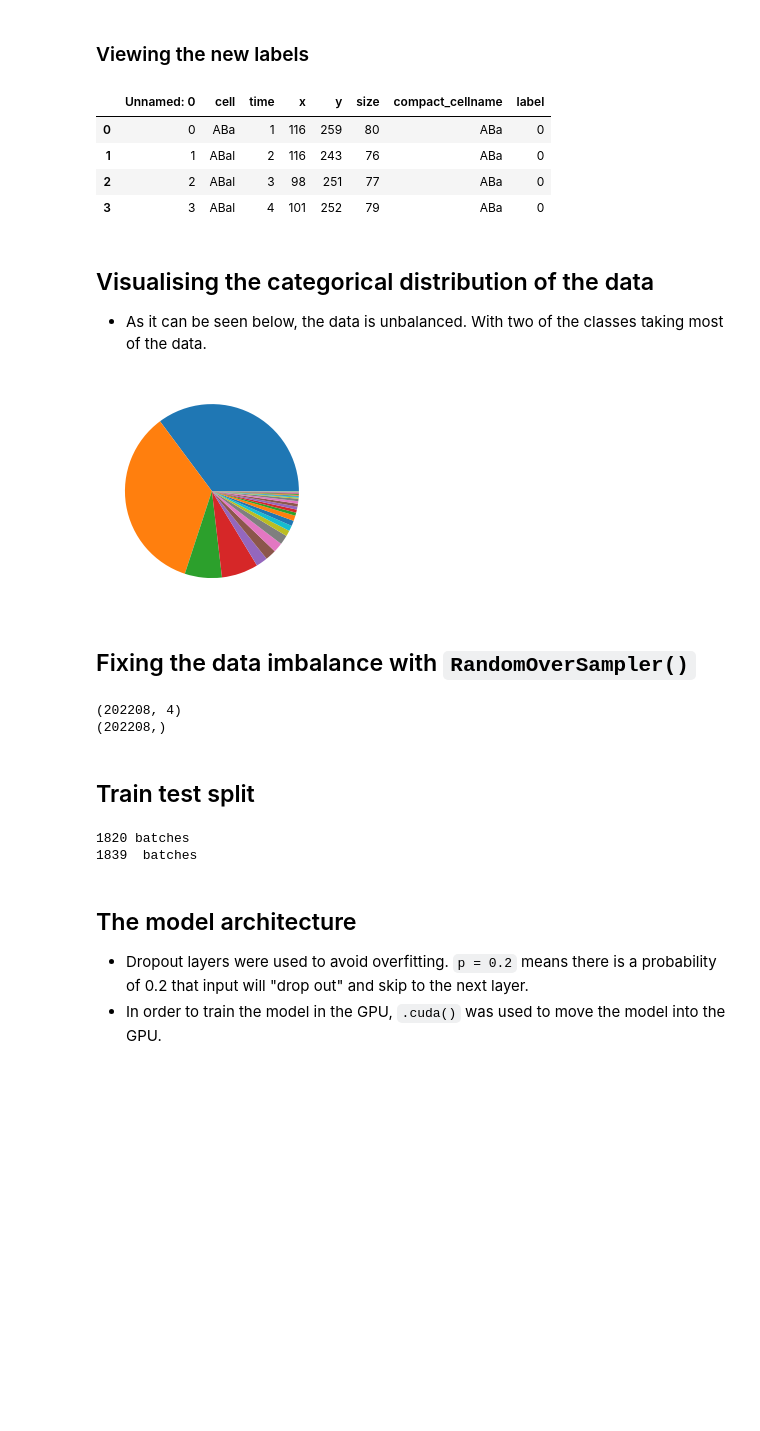
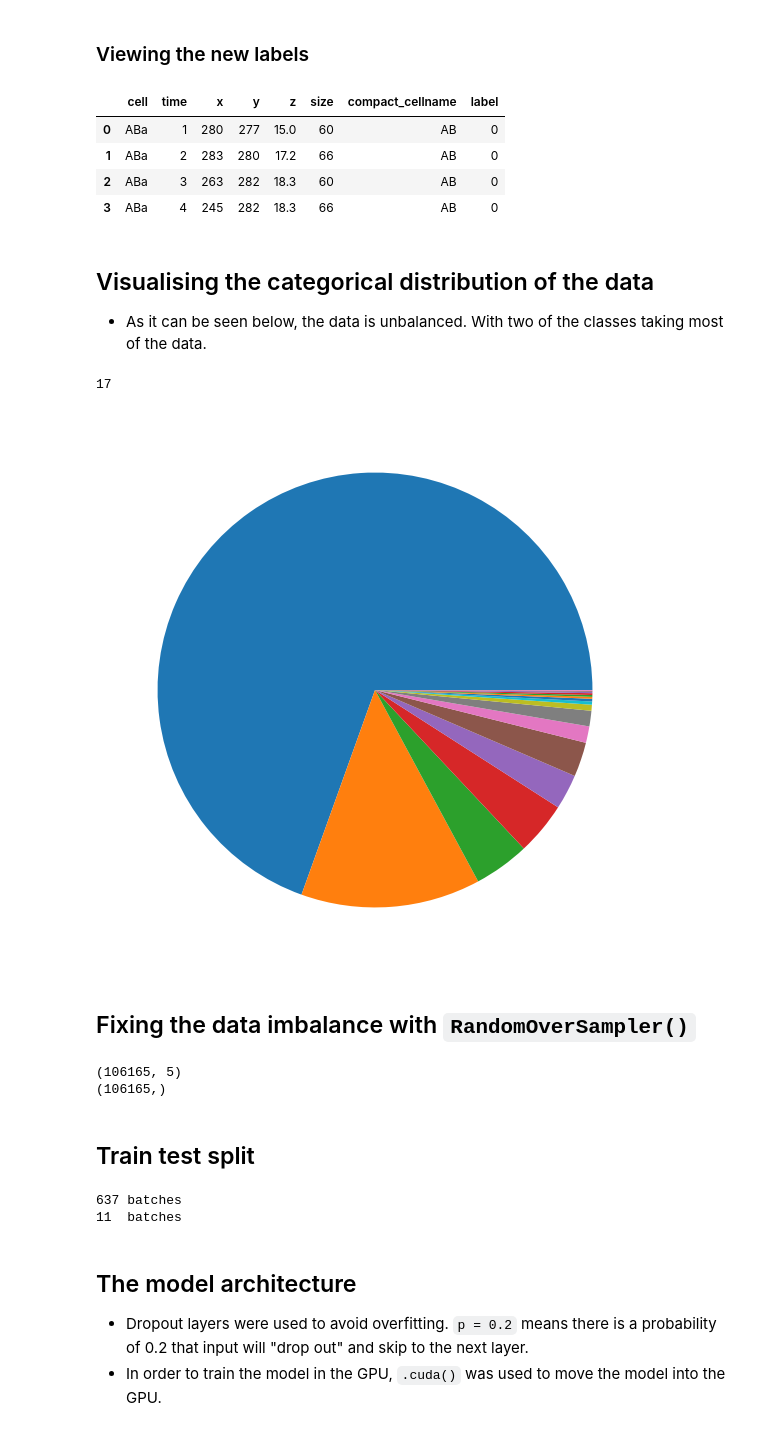
Before and after one commit to devoworm/GSoC-2020, a Jupyter notebook: Pre-trained Models (DevLearning)/notebooks/embryo_analysis/deep_learning_on_metadata.ipynb, the cells around one changed output. Drawn from its saved outputs; the diff is of its cells as text; code cells hidden in the pictures; blank space fills up the shorter version.

Commit message:
train model on z axis

```diff
--- a/Pre-trained Models (DevLearning)/notebooks/embryo_analysis/deep_learning_on_metadata.ipynb
+++ b/Pre-trained Models (DevLearning)/notebooks/embryo_analysis/deep_learning_on_metadata.ipynb
@@ -31,6 +32,6 @@ ROOT = "/content/drive/My Drive/"
 * `x,y` specify the position of the cell, while `t` gives the time.
 * `cell` is the full name of the cell, while `compact_cellname` is a shortened version which only tells us about it's lineage.
 # %%
-df = pd.read_csv(ROOT+ "data/train_data.csv")
-df.head(4)
+df = pd.read_csv(ROOT+ "data/unc_training_data.csv")
+print(df.info())
 # %% [output]
@@ -56,27 +60,34 @@ array(['ABa', 'ABp', 'EMS', 'MS', 'MSa', 'MSp', 'E', 'Ea', 'Eal', 'Ear',
-# %%
-df["label"] = df["compact_cellname"].astype('category').cat.codes
 # %% [markdown]
 ### Viewing the new labels
 # %%
 df.head(4)
 # %% [output]
-|  | Unnamed: 0 | cell | time | x | y | size | compact_cellname | label |
-| 0 | 0 | ABa | 1 | 116 | 259 | 80 | ABa | 0 |
-| 1 | 1 | ABal | 2 | 116 | 243 | 76 | ABa | 0 |
-| 2 | 2 | ABal | 3 | 98 | 251 | 77 | ABa | 0 |
-| 3 | 3 | ABal | 4 | 101 | 252 | 79 | ABa | 0 |
+|  | cell | time | x | y | z | size | compact_cellname | label |
+| 0 | ABa | 1 | 280 | 277 | 15.0 | 60 | AB | 0 |
+| 1 | ABa | 2 | 283 | 280 | 17.2 | 66 | AB | 0 |
+| 2 | ABa | 3 | 263 | 282 | 18.3 | 60 | AB | 0 |
+| 3 | ABa | 4 | 245 | 282 | 18.3 | 66 | AB | 0 |
 # %% [markdown]
 
 ## Visualising the categorical distribution of the data
 * As it can be seen below, the data is unbalanced. With two of the classes taking most of the data.
 # %%
-x_vals = df[["x", "y", "time", "size"]]
+labels = df.compact_cellname.unique()
+
+plt.rcParams['figure.figsize'] = 10, 10
+plt.rcParams['text.color'] = 'white'
+plt.rcParams['font.size'] = 20.0
+
+
+x_vals = df[["x", "y", "z", "time", "size"]]
 y_vals = df["label"]
+print(len(y_vals.value_counts().values))
 
-plt.pie(y_vals.value_counts())
+plt.pie(y_vals.value_counts().values, labels = labels)
 plt.show()
 # %% [output]
+17
-[figure, old version]
+[figure, new version]
 # %% [markdown]
 ## Fixing the data imbalance with `RandomOverSampler()`
 # %%
@@ -92,8 +103,8 @@ y_vals = y_over
 print(x_vals.shape)
 print(y_vals.shape)
 # %% [output]
-(202208, 4)
-(202208,)
+(106165, 5)
+(106165,)
 # %%
 x_train_tensor = torch.from_numpy(x_vals).float()
 y_train_tensor = torch.from_numpy(y_vals).float()
@@ -105,15 +116,15 @@ train_size = int(0.9 * len(full_dataset))  ## 90/10 split
 test_size = len(full_dataset) - train_size
 train_dataset, test_dataset = random_split(full_dataset, [train_size, test_size])
 
-train_loader = DataLoader(dataset=train_dataset, batch_size=100, shuffle=True)
+train_loader = DataLoader(dataset=train_dataset, batch_size=150, shuffle=True, num_workers = 8)
 
-val_loader = DataLoader(dataset=test_dataset, batch_size=11, shuffle = True)
+val_loader = DataLoader(dataset=test_dataset, batch_size=1000, shuffle = True, num_workers = 8)
 
 print(len(train_loader), "batches ")
 print(len(val_loader), " batches ")
 # %% [output]
-1820 batches
-1839  batches
+637 batches
+11  batches
 # %% [markdown]
 ## The model architecture
 * Dropout layers were used to avoid overfitting. `p = 0.2` means there is a probability of 0.2 that input will "drop out" and skip to the next layer.
```
Also changed, not shown: parts of 8 cells of this notebook.
